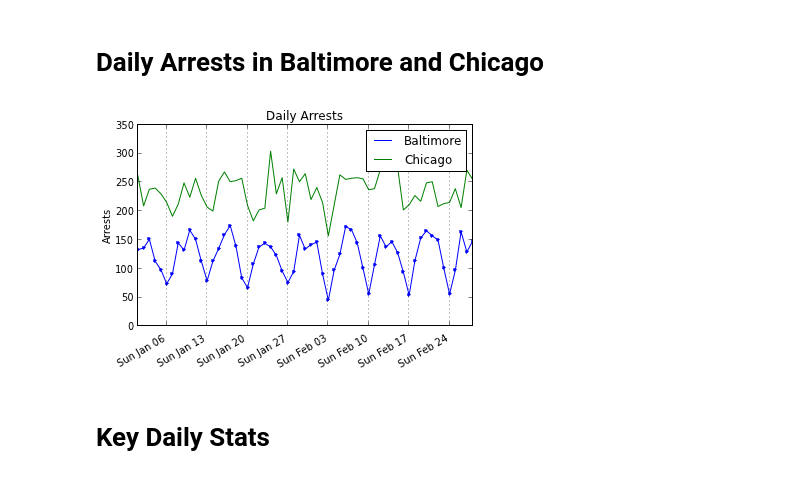
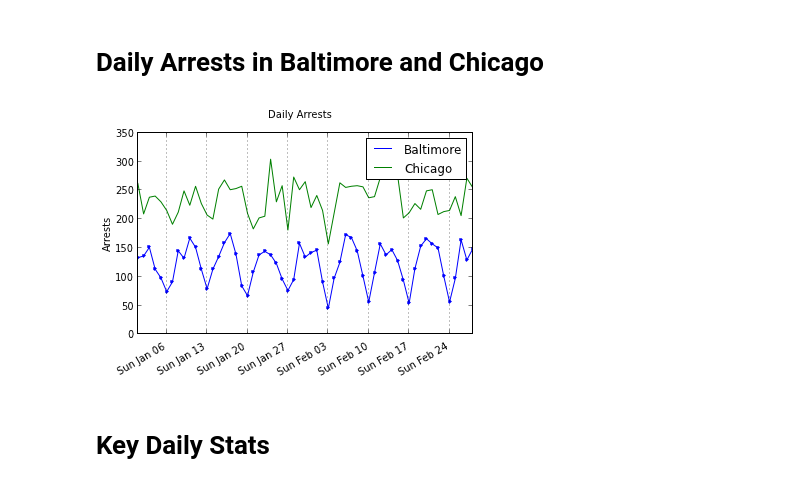
Before and after one commit to jtelszasz/baltimore_crime, a Jupyter notebook: Baltimore_Arrests_EDA.ipynb, the cells around one changed output. Cells and saved outputs as stored; diff of their text form; code cells hidden in the pictures.

Commit message:
Saved .png of daily arrest plot

```diff
--- a/Baltimore_Arrests_EDA.ipynb
+++ b/Baltimore_Arrests_EDA.ipynb
@@ -41,22 +33,24 @@ Chi_arrest_daily_count.index = pd.to_datetime(Chi_arrest_daily_count.index)
 # %%
 # Plot daily arrests
 
 Plot_Arrests_start = '01-jan-2013'
 Plot_Arrests_end = '28-feb-2013'
 
-#plt.figure()
-Plot_Arrests = BPD_arrest_daily_count.ix[Plot_Arrests_start:Plot_Arrests_end].plot(x_compat=True,legend=True,label='Baltimore',style='.-')
-Plot_Arrests = Chi_arrest_daily_count.ix[Plot_Arrests_start:Plot_Arrests_end].plot(x_compat=True,label='Chicago')
+Plot_Arrests = plt.figure()
+Plot_Arrests_BPD = BPD_arrest_daily_count.ix[Plot_Arrests_start:Plot_Arrests_end].plot(x_compat=True,legend=True,label='Baltimore',style='.-')
+Plot_Arrests_Chi = Chi_arrest_daily_count.ix[Plot_Arrests_start:Plot_Arrests_end].plot(x_compat=True,label='Chicago')
 
-Plot_Arrests.set_title('Daily Arrests')
-Plot_Arrests.set_ylabel('Arrests')
+Plot_Arrests.suptitle('Daily Arrests')
+plt.ylabel('Arrests')
 
-Plot_Arrests.xaxis.set_major_formatter(matplotlib.dates.DateFormatter('\n%a %b %d'))
-Plot_Arrests.xaxis.grid(True,which="major")
-Plot_Arrests.set_ylim(bottom=0)
-Plot_Arrests.yaxis.grid(False)
+Plot_Arrests_BPD.xaxis.set_major_formatter(matplotlib.dates.DateFormatter('\n%a %b %d'))
+Plot_Arrests_BPD.xaxis.grid(True,which="major")
+Plot_Arrests_BPD.set_ylim(bottom=0)
+Plot_Arrests_BPD.yaxis.grid(False)
+
+Plot_Arrests.savefig('BaltCrime_TS.png')
 # %% [output]
-[figure, old version]
+[figure, new version]
 # %% [markdown]
 # Key Daily Stats
 # %%
```
Also changed, not shown: parts of 2 cells of this notebook, 1 other file.
